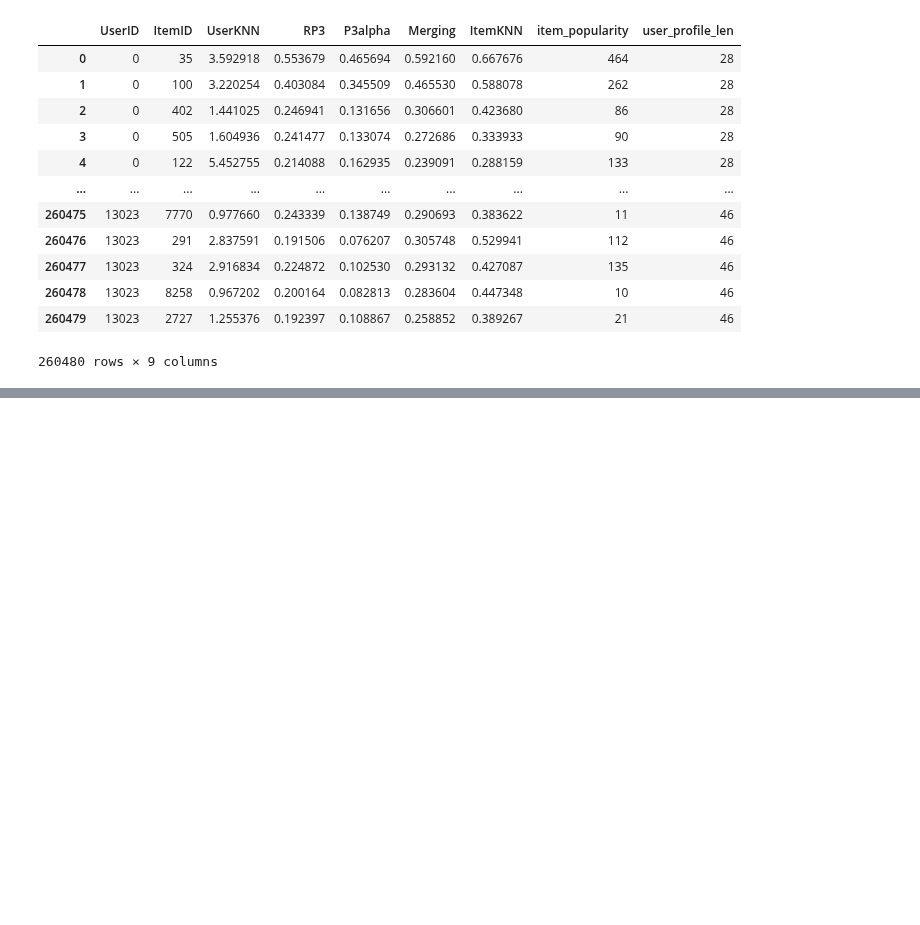
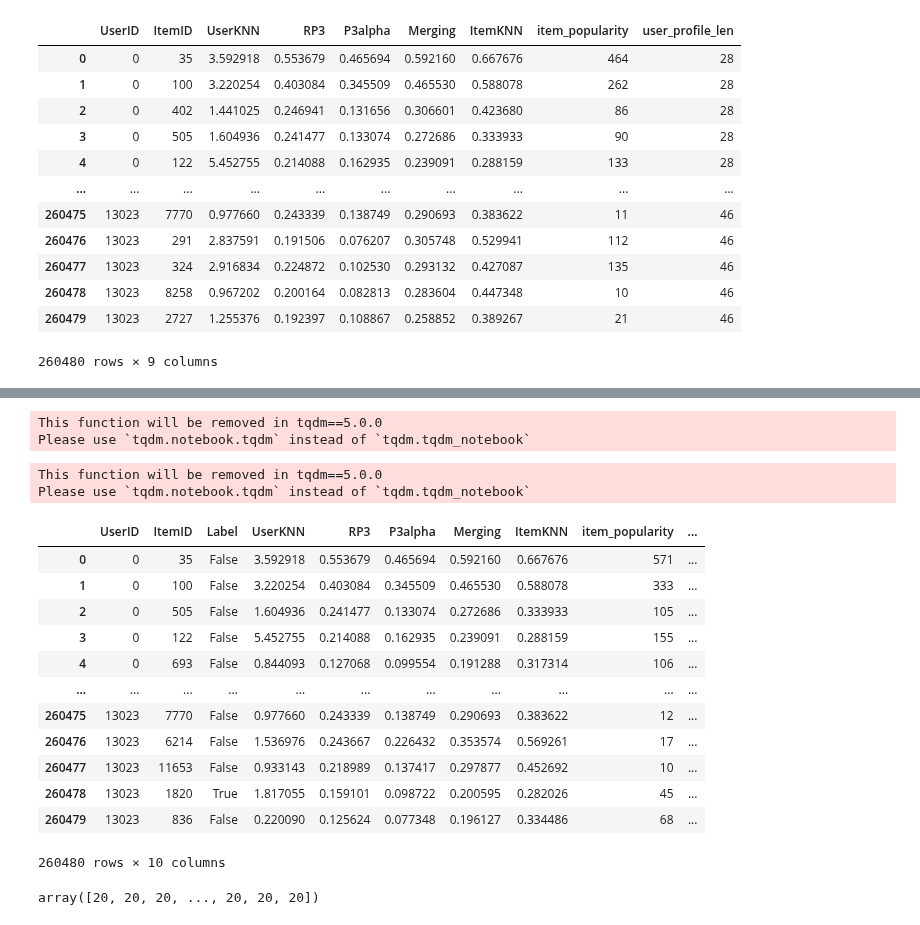
Before and after one commit to CarloSgaravatti/Recsys_Challenge_2023, a Jupyter notebook: challenge_notebooks/xgboost.ipynb, the cells around one changed output, grey strips where cells are left out. Cells and saved outputs as stored; diff of their text form; code cells hidden in the pictures; blank space fills up the shorter version.

```diff
--- a/challenge_notebooks/xgboost.ipynb
+++ b/challenge_notebooks/xgboost.ipynb
@@ -695,0 +742,63 @@ if config['save_github'] and config['tune_parameters']:
+# %%
+cutoff = 20
+n_users, n_items = URM_train_complete.shape
+
+final_train_dataframe = pd.DataFrame(index=range(0, n_users), columns = ["ItemID"])
+final_train_dataframe.index.name='UserID'
+
+for user_id in tqdm.tqdm_notebook(range(n_users)):
+    recommendations = linear_combinator.recommend(user_id, cutoff = cutoff)
+    final_train_dataframe.loc[user_id, "ItemID"] = recommendations
+
+final_train_dataframe = final_train_dataframe.explode("ItemID")
+
+URM_test_complete_coo = sps.coo_matrix(URM_test_complete)
+
+correct_recommendations = pd.DataFrame({"UserID": URM_test_complete_coo.row,
+                                        "ItemID": URM_test_complete_coo.col})
+final_train_dataframe = pd.merge(final_train_dataframe, correct_recommendations, on=['UserID','ItemID'], how='left', indicator='Exist')
+final_train_dataframe["Label"] = final_train_dataframe["Exist"] == "both"
+final_train_dataframe.drop(columns = ['Exist'], inplace=True)
+
+final_train_dataframe = training_dataframe.set_index('UserID')
+
+for user_id in tqdm.tqdm_notebook(range(n_users)):
+    item_list = final_train_dataframe.loc[user_id, "ItemID"].values.tolist()
+
+    final_train_dataframe.loc[user_id, 'UserKNN'] = recommender_user._compute_item_score([user_id], items_to_compute = item_list)[0, item_list]
+    final_train_dataframe.loc[user_id, 'RP3'] = recommender_rp3._compute_item_score([user_id], items_to_compute = item_list)[0, item_list]
+    final_train_dataframe.loc[user_id, 'P3alpha'] = recommender_p3a._compute_item_score([user_id], items_to_compute = item_list)[0, item_list]
+    final_train_dataframe.loc[user_id, 'Merging'] = hybrid_similarity._compute_item_score([user_id], items_to_compute = item_list)[0, item_list]
+    final_train_dataframe.loc[user_id, 'ItemKNN'] = recommender_item._compute_item_score([user_id], items_to_compute = item_list)[0, item_list]
+
+final_train_dataframe = final_train_dataframe.reset_index()
+final_train_dataframe = final_train_dataframe.rename(columns = {"index": "UserID"})
+
+item_popularity = np.ediff1d(sps.csc_matrix(URM_train_complete).indptr)
+final_train_dataframe['item_popularity'] = item_popularity[final_train_dataframe["ItemID"].values.astype(int)]
+user_popularity = np.ediff1d(sps.csr_matrix(URM_train_complete).indptr)
+final_train_dataframe['user_profile_len'] = user_popularity[final_train_dataframe["UserID"].values.astype(int)]
+final_train_dataframe
+# %% [output]
+This function will be removed in tqdm==5.0.0
+Please use `tqdm.notebook.tqdm` instead of `tqdm.tqdm_notebook`
+This function will be removed in tqdm==5.0.0
+Please use `tqdm.notebook.tqdm` instead of `tqdm.tqdm_notebook`
+|  | UserID | ItemID | Label | UserKNN | RP3 | P3alpha | Merging | ItemKNN | item_popularity | ... |
+| 0 | 0 | 35 | False | 3.592918 | 0.553679 | 0.465694 | 0.592160 | 0.667676 | 571 | ... |
+| 1 | 0 | 100 | False | 3.220254 | 0.403084 | 0.345509 | 0.465530 | 0.588078 | 333 | ... |
+| 2 | 0 | 505 | False | 1.604936 | 0.241477 | 0.133074 | 0.272686 | 0.333933 | 105 | ... |
+| 3 | 0 | 122 | False | 5.452755 | 0.214088 | 0.162935 | 0.239091 | 0.288159 | 155 | ... |
+| 4 | 0 | 693 | False | 0.844093 | 0.127068 | 0.099554 | 0.191288 | 0.317314 | 106 | ... |
+| ... | ... | ... | ... | ... | ... | ... | ... | ... | ... | ... |
+| 260475 | 13023 | 7770 | False | 0.977660 | 0.243339 | 0.138749 | 0.290693 | 0.383622 | 12 | ... |
+| 260476 | 13023 | 6214 | False | 1.536976 | 0.243667 | 0.226432 | 0.353574 | 0.569261 | 17 | ... |
+| 260477 | 13023 | 11653 | False | 0.933143 | 0.218989 | 0.137417 | 0.297877 | 0.452692 | 10 | ... |
+| 260478 | 13023 | 1820 | True | 1.817055 | 0.159101 | 0.098722 | 0.200595 | 0.282026 | 45 | ... |
+| 260479 | 13023 | 836 | False | 0.220090 | 0.125624 | 0.077348 | 0.196127 | 0.334486 | 68 | ... |
+260480 rows × 10 columns
+# %%
+groups = final_train_dataframe.groupby("UserID").size().values
+groups
+# %% [output]
+array([20, 20, 20, ..., 20, 20, 20])
```
Also changed, not shown: parts of 18 cells of this notebook.
